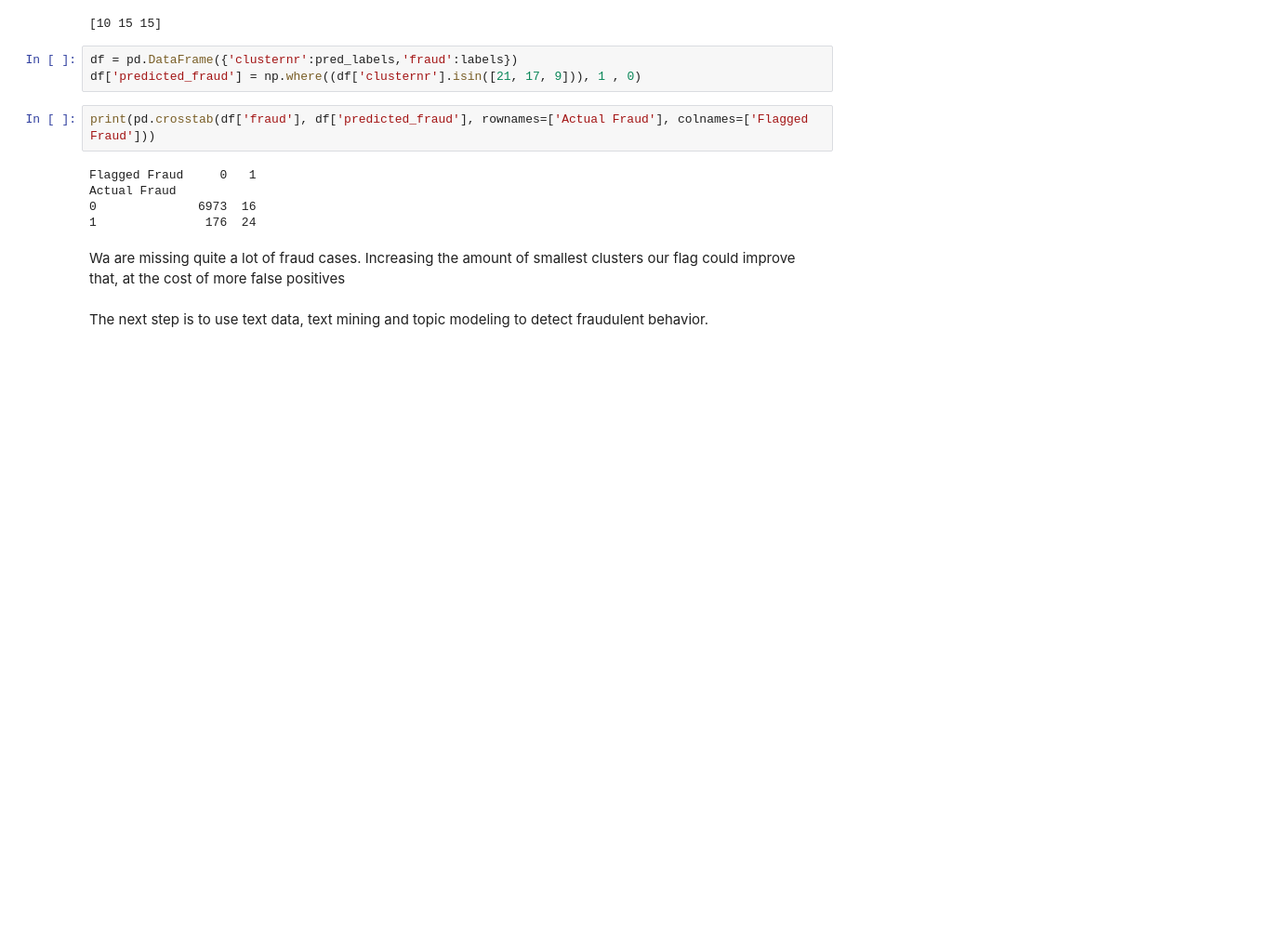
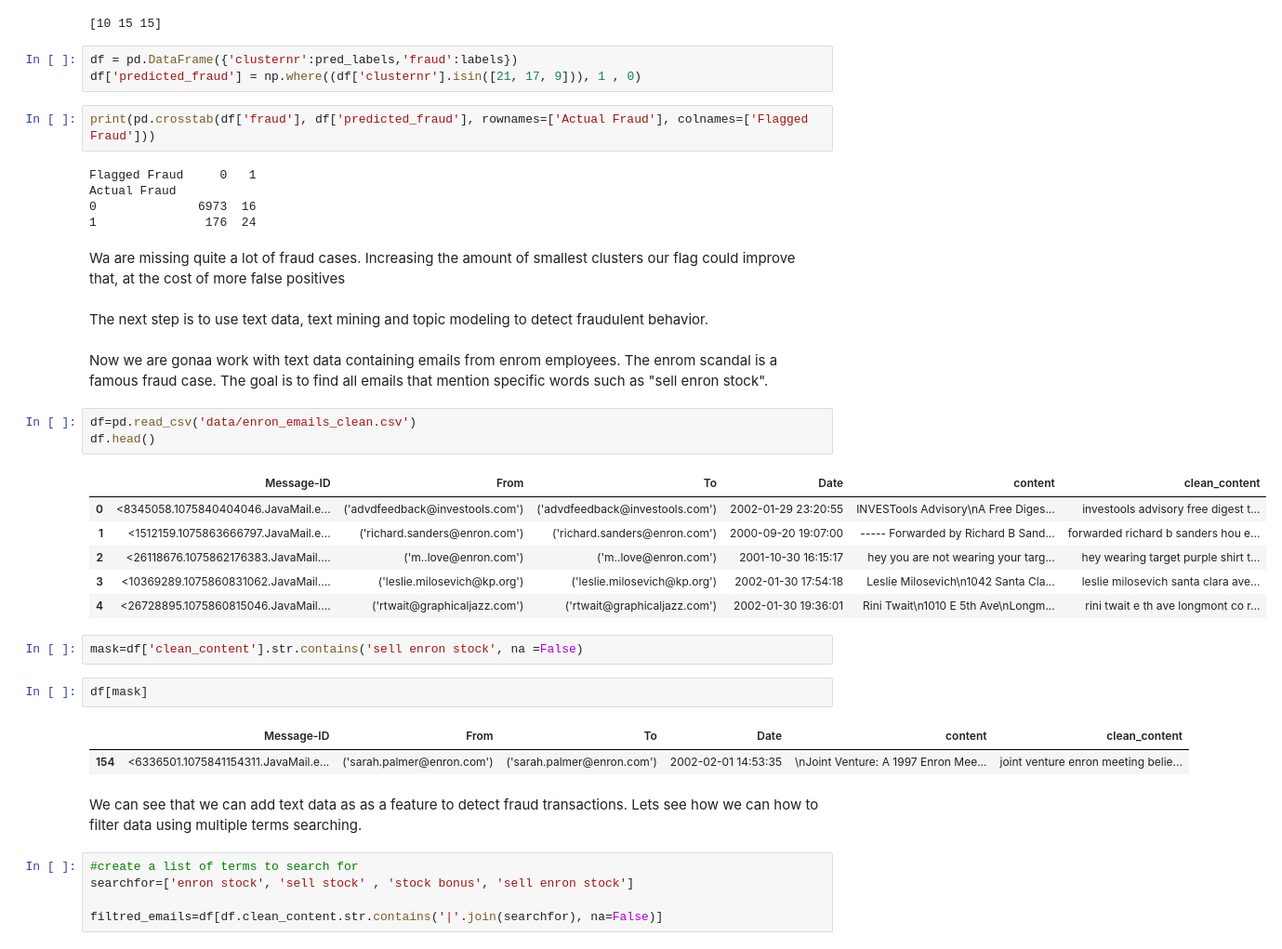
Before and after one commit to go3ku/Fraud-Detection, a Jupyter notebook: fraud_detection.ipynb, the cells around one changed output. Shown at 93% size. Cells and saved outputs as stored; diff of their text form; blank space fills up the shorter version.

```diff
--- a/fraud_detection.ipynb
+++ b/fraud_detection.ipynb
@@ -1000,7 +1037,34 @@ Flagged Fraud     0   1
 Actual Fraud
 0              6973  16
 1               176  24
-# %% [markdown]
- Wa are missing quite a lot of fraud cases. Increasing the amount of smallest clusters our flag could improve that, at the cost of more false positives
-# %% [markdown]
-The next step is to use text data, text mining and topic modeling to detect fraudulent behavior.
+# %% [markdown]
+ Wa are missing quite a lot of fraud cases. Increasing the amount of smallest clusters our flag could improve that, at the cost of more false positives
+# %% [markdown]
+The next step is to use text data, text mining and topic modeling to detect fraudulent behavior.
+# %% [markdown]
+Now we are gonaa work with text data containing emails from enrom employees. The enrom scandal is  a famous fraud case. The goal is to find all emails that mention specific words such as "sell enron stock".
+# %%
+df=pd.read_csv('data/enron_emails_clean.csv')
+df.head()
+# %% [output]
+|  | Message-ID | From | To | Date | content | clean_content |
+| 0 | <8345058.1075840404046.JavaMail.e... | ('advdfeedback@investools.com') | ('advdfeedback@investools.com') | 2002-01-29 23:20:55 | INVESTools Advisory\nA Free Diges... | investools advisory free digest t... |
+| 1 | <1512159.1075863666797.JavaMail.e... | ('richard.sanders@enron.com') | ('richard.sanders@enron.com') | 2000-09-20 19:07:00 | ----- Forwarded by Richard B Sand... | forwarded richard b sanders hou e... |
+| 2 | <26118676.1075862176383.JavaMail.... | ('m..love@enron.com') | ('m..love@enron.com') | 2001-10-30 16:15:17 | hey you are not wearing your targ... | hey wearing target purple shirt t... |
+| 3 | <10369289.1075860831062.JavaMail.... | ('leslie.milosevich@kp.org') | ('leslie.milosevich@kp.org') | 2002-01-30 17:54:18 | Leslie Milosevich\n1042 Santa Cla... | leslie milosevich santa clara ave... |
+| 4 | <26728895.1075860815046.JavaMail.... | ('rtwait@graphicaljazz.com') | ('rtwait@graphicaljazz.com') | 2002-01-30 19:36:01 | Rini Twait\n1010 E 5th Ave\nLongm... | rini twait e th ave longmont co r... |
+# %%
+mask=df['clean_content'].str.contains('sell enron stock', na =False)
+# %%
+df[mask]
+# %% [output]
+|  | Message-ID | From | To | Date | content | clean_content |
+| 154 | <6336501.1075841154311.JavaMail.e... | ('sarah.palmer@enron.com') | ('sarah.palmer@enron.com') | 2002-02-01 14:53:35 | \nJoint Venture: A 1997 Enron Mee... | joint venture enron meeting belie... |
+# %% [markdown]
+We can see that we can add text data as as a feature to detect fraud transactions.
+Lets see how we can how to filter data using multiple terms searching.
+# %%
+#create a list of terms to search for
+searchfor=['enron stock', 'sell stock' , 'stock bonus', 'sell enron stock']
+
+filtred_emails=df[df.clean_content.str.contains('|'.join(searchfor), na=False)]
```
Also changed, not shown: parts of 24 cells of this notebook.
